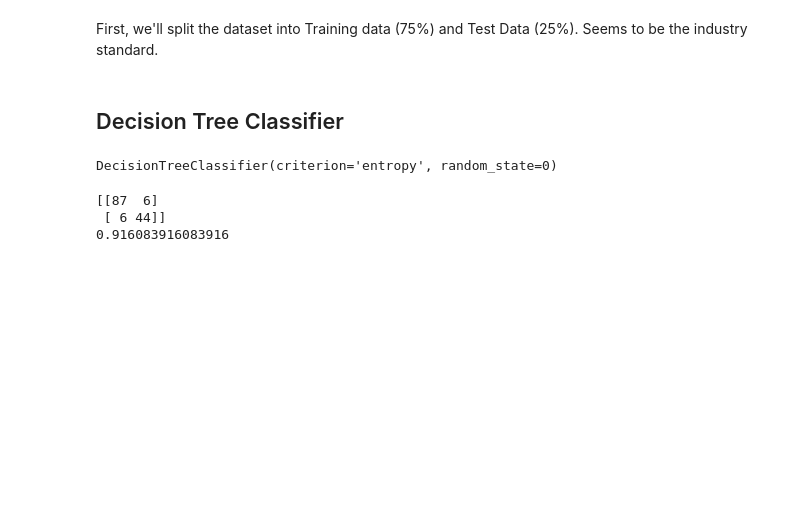
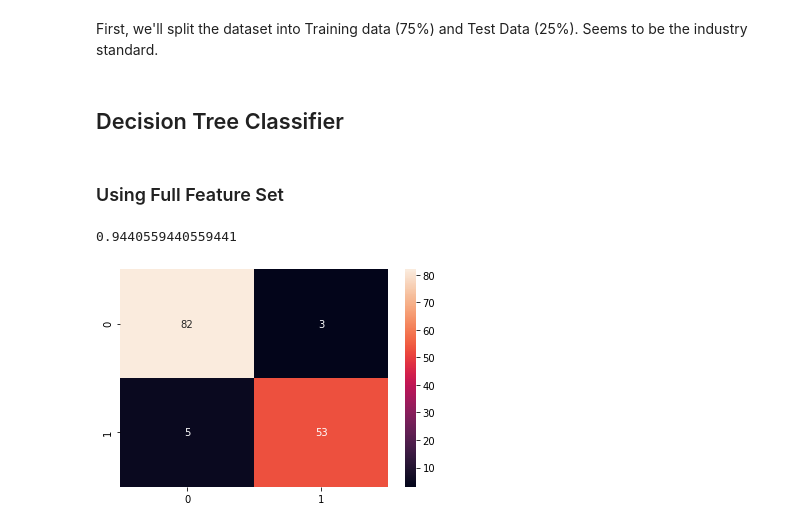
Before and after one commit to malthusohtj/breast_cancer_prediction, a Jupyter notebook: breast_cancer_pred.ipynb, the cells around one changed output. Cells and saved outputs as stored; diff of their text form; code cells hidden in the pictures; blank space fills up the shorter version.

Commit message:
did decision tree on filtered and non-filtered datasets

```diff
--- a/breast_cancer_pred.ipynb
+++ b/breast_cancer_pred.ipynb
@@ -475,9 +453,11 @@ chi_squared_filter(features, target, 10)
 ## Data Splitting
 # %% [markdown]
 First, we'll split the dataset into Training data (75%) and Test Data (25%). Seems to be the industry standard.
-# %%
-from sklearn.model_selection import train_test_split
-
-x_train, x_test, y_train, y_test = train_test_split(features, target, test_size = 0.25)
+# %%
+from sklearn.model_selection import train_test_split
+
+x_train_full, x_test_full, y_train_full, y_test_full = train_test_split(features, target, test_size = 0.25)
+x_train_corr, x_test_corr, y_train_corr, y_test_corr = train_test_split(features[corr_features], target, test_size = 0.25)
+x_train_chi, x_test_chi, y_train_chi, y_test_chi = train_test_split(features[chi_features], target, test_size = 0.25)
 # %% [markdown]
 ## Decision Tree Classifier
@@ -486,5 +463,0 @@ from sklearn.tree import DecisionTreeClassifier
-# %%
-classifier = DecisionTreeClassifier(criterion="entropy", random_state=0)
-classifier.fit(x_train, y_train)
-# %% [output]
-DecisionTreeClassifier(criterion='entropy', random_state=0)
@@ -493,9 +464,19 @@ y_pred = classifier.predict(x_test)
+# %%
+from sklearn.tree import DecisionTreeClassifier
+
+def tree_classifier(x_train, x_test, y_train, y_test):
+    classifier = DecisionTreeClassifier(criterion="entropy", random_state=0) # i use entropy instead of gini here -> need to research what it means
+    classifier.fit(x_train, y_train)
+    y_pred = classifier.predict(x_test)
+    return y_pred
+# %% [markdown]
+### Using Full Feature Set
 # %%
 from sklearn.metrics import confusion_matrix, accuracy_score
 
-print(confusion_matrix(y_test, y_pred))
-print(accuracy_score(y_test, y_pred))
+full_pred = tree_classifier(x_train_full, x_test_full, y_train_full)
+sns.heatmap(confusion_matrix(y_test_full, full_pred), annot=True)
+print(accuracy_score(y_test_full, full_pred))
 # %% [output]
-[[87  6]
- [ 6 44]]
-0.916083916083916
+0.9440559440559441
+[figure, added]
```
Also changed, not shown: parts of 11 cells of this notebook.
